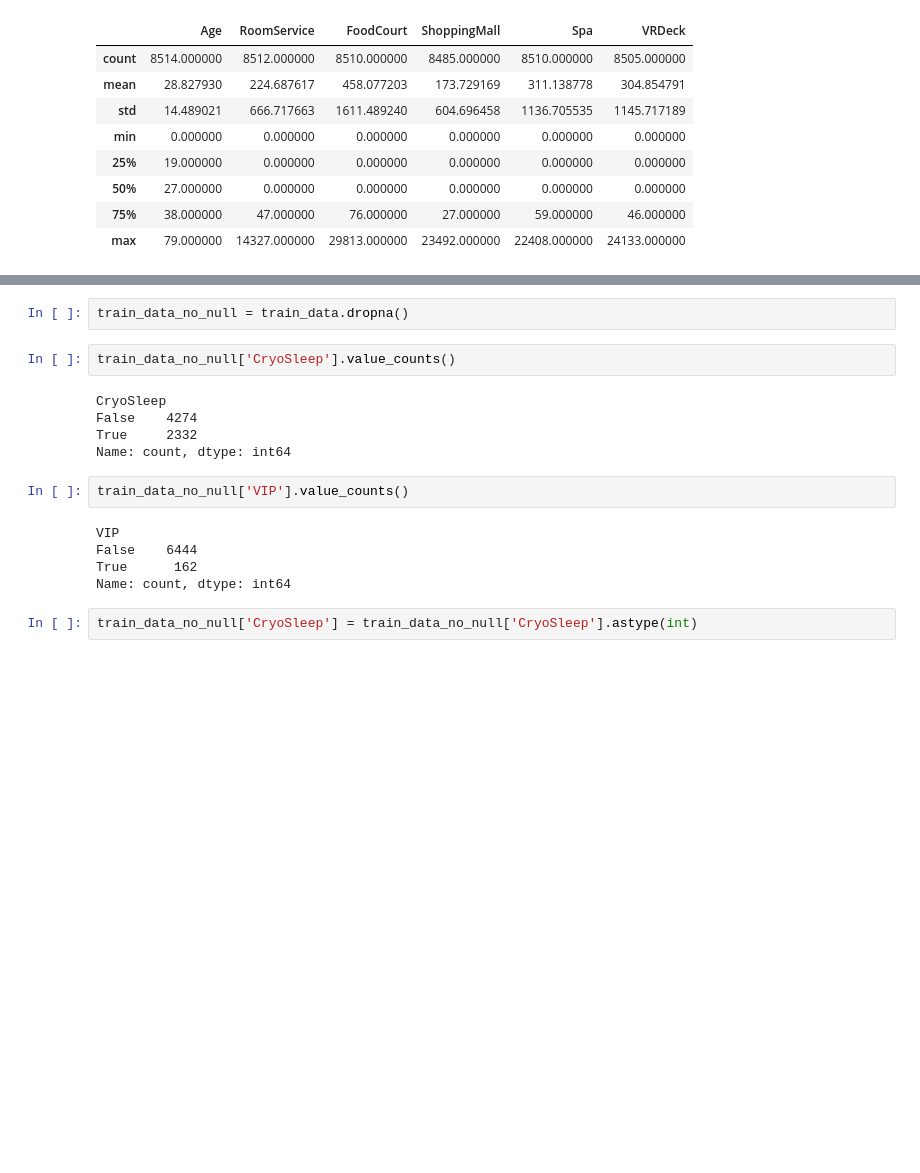
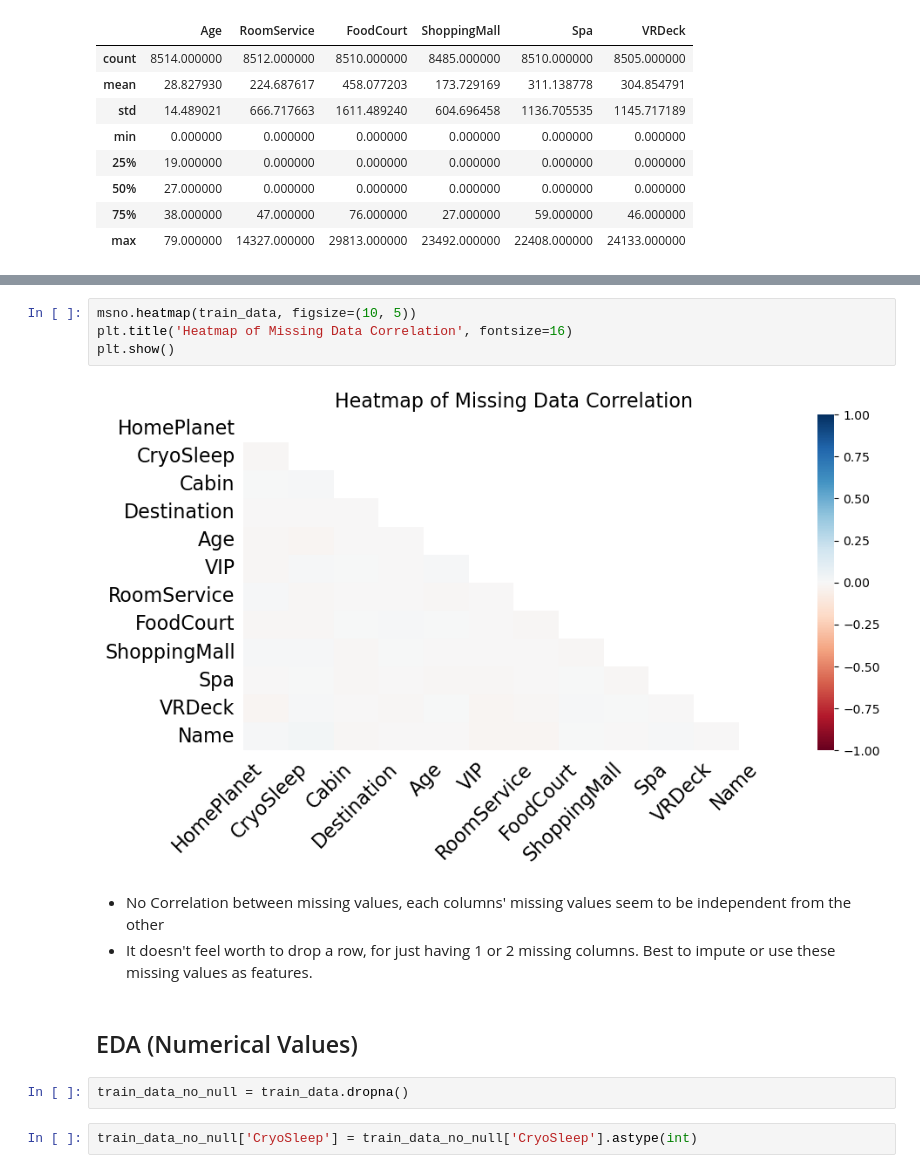
Before and after one commit to ryanliwag/kaggle_dump, a Jupyter notebook: space_titanic/EDA.ipynb, the cells around one changed output, grey strips where cells are left out. Cells and saved outputs as stored; diff of their text form; blank space fills up the shorter version.

```diff
--- a/space_titanic/EDA.ipynb
+++ b/space_titanic/EDA.ipynb
@@ -61,19 +70,16 @@ dtype: object
+# %%
+msno.heatmap(train_data, figsize=(10, 5))
+plt.title('Heatmap of Missing Data Correlation', fontsize=16)
+plt.show()
+# %% [output]
+[figure, added]
+# %% [markdown]
+- No Correlation between missing values, each columns' missing values seem to be independent from the other
+- It doesn't feel worth to drop a row, for just having 1 or 2 missing columns. Best to impute or use these missing values as features.
+# %% [markdown]
+## EDA (Numerical Values)
 # %%
 train_data_no_null = train_data.dropna()
-# %%
-train_data_no_null['CryoSleep'].value_counts()
-# %% [output]
-CryoSleep
-False    4274
-True     2332
-Name: count, dtype: int64
-# %%
-train_data_no_null['VIP'].value_counts()
-# %% [output]
-VIP
-False    6444
-True      162
-Name: count, dtype: int64
 # %%
 train_data_no_null['CryoSleep'] = train_data_no_null['CryoSleep'].astype(int)
 # %% [output]
```
Also changed, not shown: parts of 52 cells of this notebook, 1 other file.
